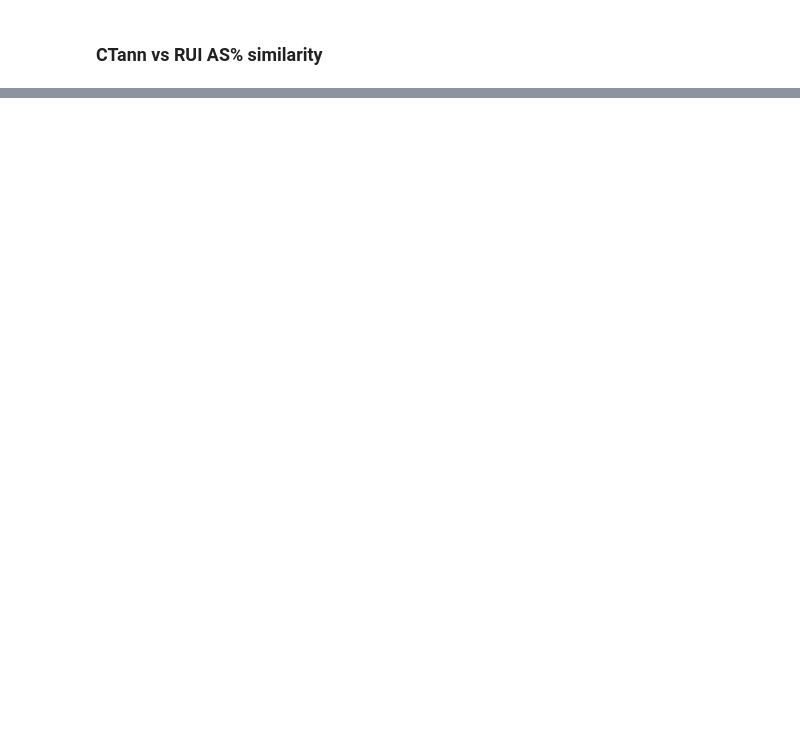
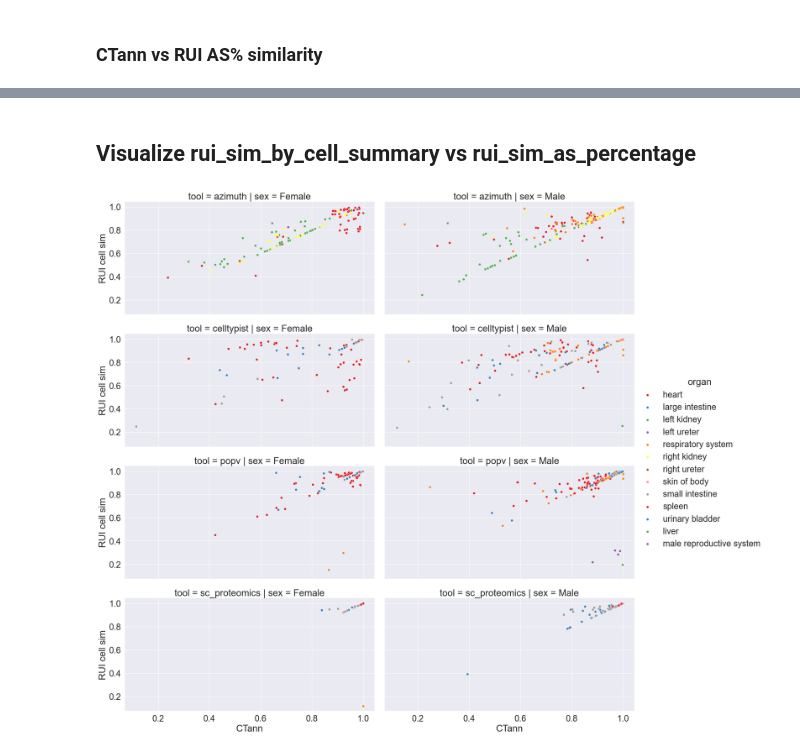
Before and after one commit to cns-iu/hra-cell-type-populations-supporting-information, a Jupyter notebook: validations/rui_ctann/rui_ctann_validation.ipynb, the cells around one changed output, grey strips where cells are left out. Drawn from its saved outputs; the diff is of its cells as text; code cells hidden in the pictures; blank space fills up the shorter version.

Commit message:
Added plot

```diff
--- a/validations/rui_ctann/rui_ctann_validation.ipynb
+++ b/validations/rui_ctann/rui_ctann_validation.ipynb
@@ -508,0 +493,8 @@ summary
+# %% [markdown]
+## Visualize rui_sim_by_cell_summary vs rui_sim_as_percentage
+# %%
+# make scattergraph of rui_sim_by_cell_summary vs rui_sim_as_percentage
+make_validation_scattergraph(
+    "ctann_sim", "rui_sim_by_cell_summary", "Set1", "sex", "tool", "organ", "CTann", "RUI cell sim")
+# %% [output]
+[figure, added]
```
Also changed, not shown: parts of 6 cells of this notebook, 3 other files.
